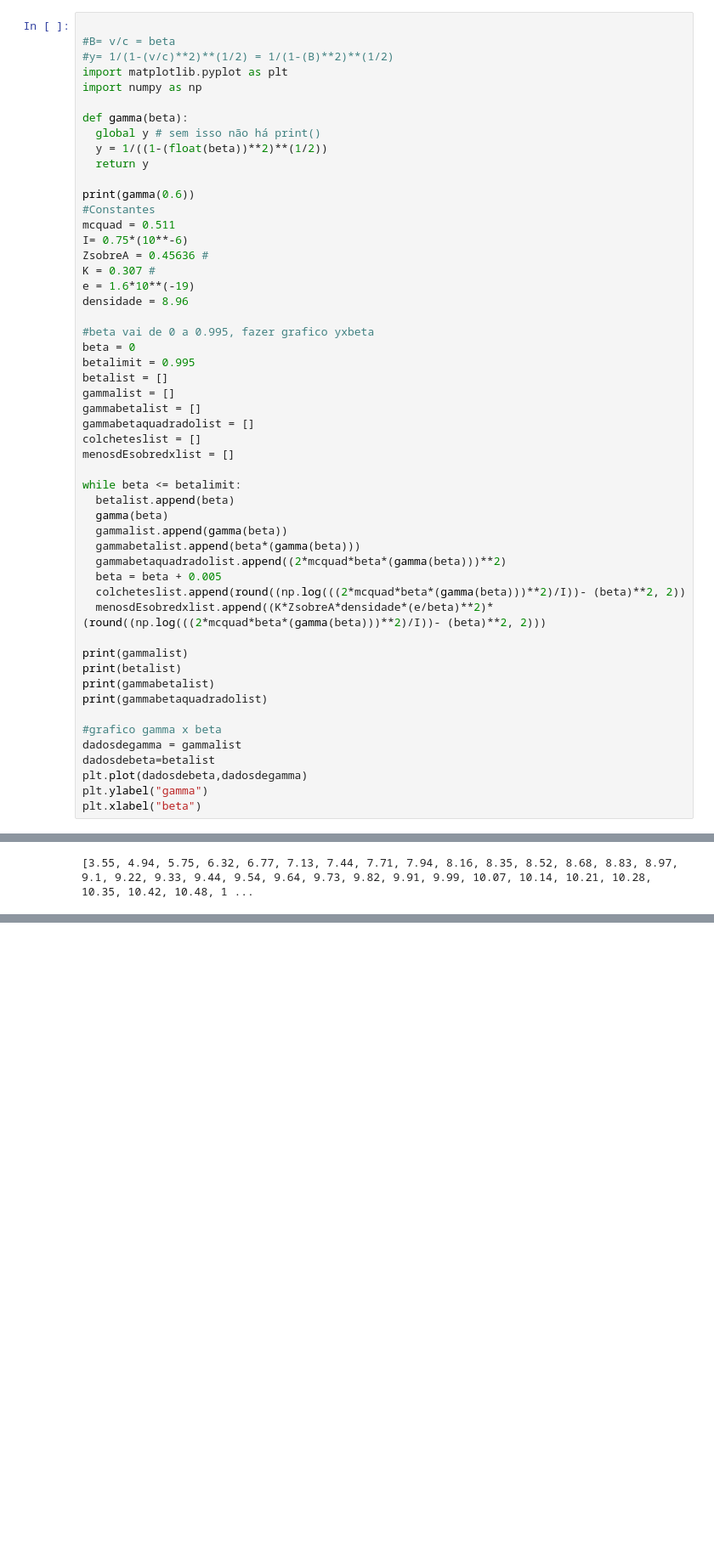
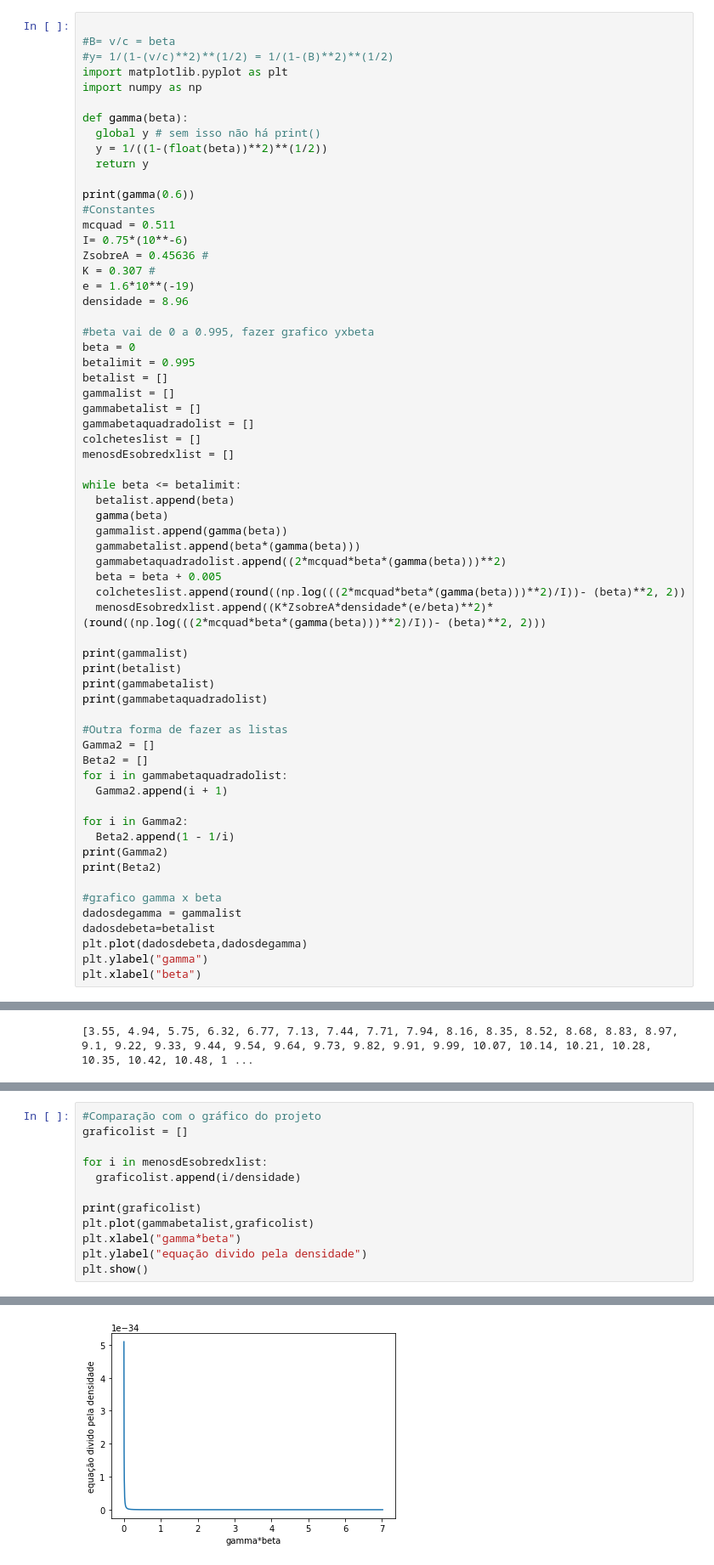
Before and after one commit to FlaviaFialho/Aula-Python, a Jupyter notebook: Projeto_1_FernandaA_Flavia_Victor.ipynb, the cells around one changed output, grey strips where cells are left out. Shown: that part at 85% size. Cells and saved outputs as stored; diff of their text form; blank space fills up the shorter version.

```diff
--- a/Projeto_1_FernandaA_Flavia_Victor.ipynb
+++ b/Projeto_1_FernandaA_Flavia_Victor.ipynb
@@ -50,6 +50,17 @@ print(betalist)
 print(gammabetalist)
 print(gammabetaquadradolist)
 
+#Outra forma de fazer as listas
+Gamma2 = []
+Beta2 = []
+for i in gammabetaquadradolist:
+  Gamma2.append(i + 1)
+
+for i in Gamma2:
+  Beta2.append(1 - 1/i)
+print(Gamma2)
+print(Beta2)
+
 #grafico gamma x beta
 dadosdegamma = gammalist
 dadosdebeta=betalist
@@ -213,0 +233,13 @@ plt.show()
+# %%
+#Comparação com o gráfico do projeto
+graficolist = []
+
+for i in menosdEsobredxlist:
+  graficolist.append(i/densidade)
+
+print(graficolist)
+plt.plot(gammabetalist,graficolist)
+plt.xlabel("gamma*beta")
+plt.ylabel("equação divido pela densidade")
+plt.show()
+# %% [output]
@@ -213,0 +247 @@ plt.show()
+[figure, added]
```
Also changed, not shown: parts of 4 cells of this notebook.
